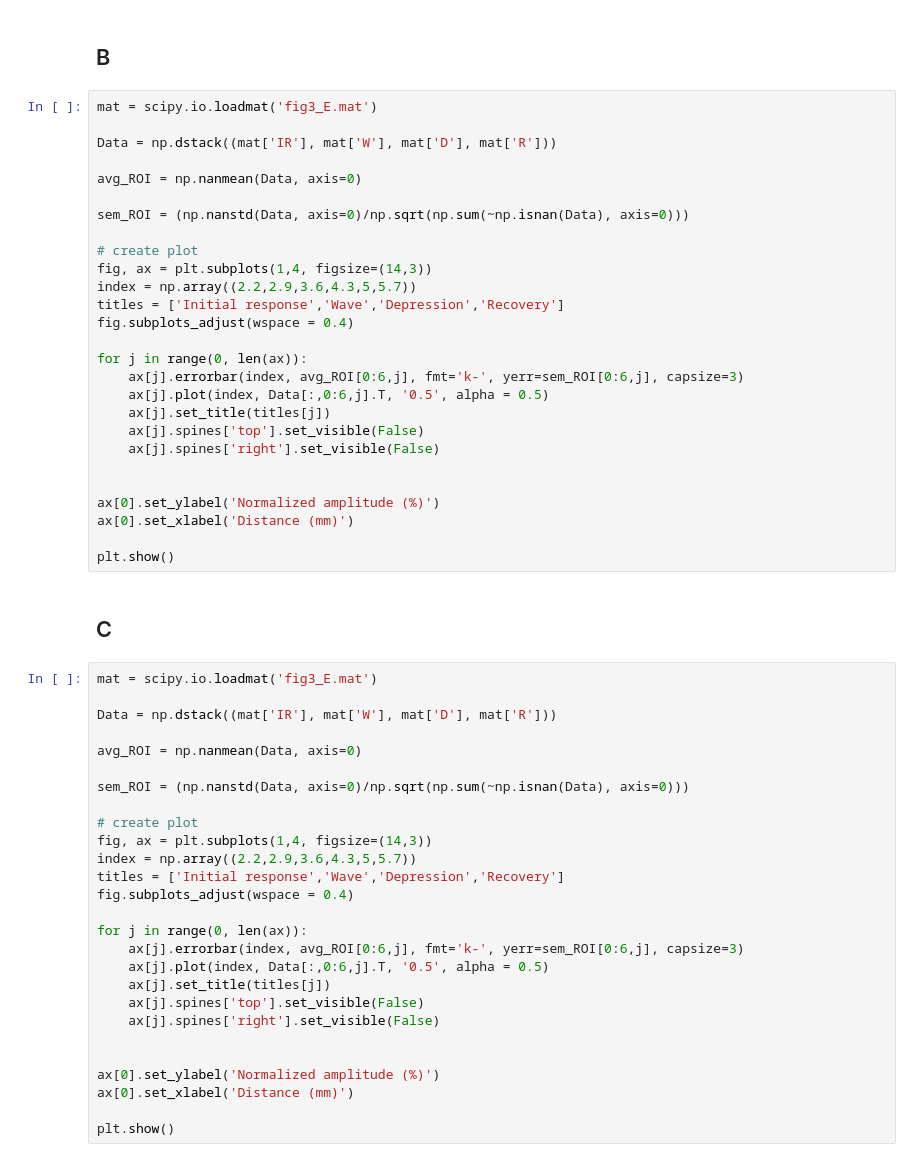
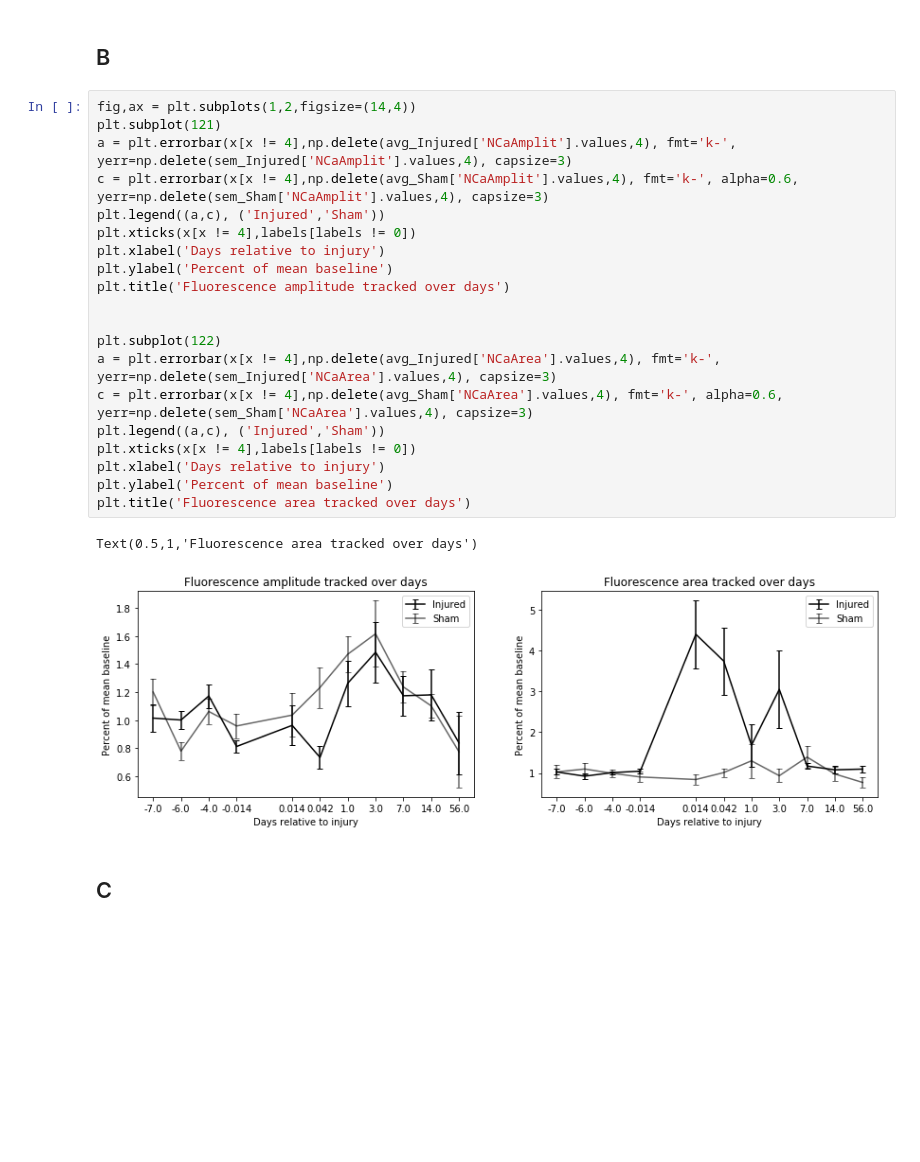
Before and after one commit to margolislab/Bibineyshvili_2024, a Jupyter notebook: Plots_Bibineyshvili_2019.ipynb, the cells around one changed output. Saved outputs shown, nothing was run; the diff lists cells and outputs as text; blank space fills up the shorter version.

```diff
--- a/Plots_Bibineyshvili_2019.ipynb
+++ b/Plots_Bibineyshvili_2019.ipynb
@@ -383,58 +377,27 @@ TypeError: unsupported operand type(s) for /: 'str' and 'int'
 # %% [markdown]
 ## B
-# %%
-mat = scipy.io.loadmat('fig3_E.mat')
-
-Data = np.dstack((mat['IR'], mat['W'], mat['D'], mat['R']))
-
-avg_ROI = np.nanmean(Data, axis=0)
-
-sem_ROI = (np.nanstd(Data, axis=0)/np.sqrt(np.sum(~np.isnan(Data), axis=0)))
-
-# create plot
-fig, ax = plt.subplots(1,4, figsize=(14,3))
-index = np.array((2.2,2.9,3.6,4.3,5,5.7))
-titles = ['Initial response','Wave','Depression','Recovery']
-fig.subplots_adjust(wspace = 0.4)
-
-for j in range(0, len(ax)):
-    ax[j].errorbar(index, avg_ROI[0:6,j], fmt='k-', yerr=sem_ROI[0:6,j], capsize=3)
-    ax[j].plot(index, Data[:,0:6,j].T, '0.5', alpha = 0.5)
-    ax[j].set_title(titles[j])
-    ax[j].spines['top'].set_visible(False)
-    ax[j].spines['right'].set_visible(False)
-
-
-ax[0].set_ylabel('Normalized amplitude (%)')
-ax[0].set_xlabel('Distance (mm)')
-
-plt.show()
+# %%
+fig,ax = plt.subplots(1,2,figsize=(14,4))
+plt.subplot(121)
+a = plt.errorbar(x[x != 4],np.delete(avg_Injured['NCaAmplit'].values,4), fmt='k-', yerr=np.delete(sem_Injured['NCaAmplit'].values,4), capsize=3)
+c = plt.errorbar(x[x != 4],np.delete(avg_Sham['NCaAmplit'].values,4), fmt='k-', alpha=0.6, yerr=np.delete(sem_Sham['NCaAmplit'].values,4), capsize=3)
+plt.legend((a,c), ('Injured','Sham'))
+plt.xticks(x[x != 4],labels[labels != 0])
+plt.xlabel('Days relative to injury')
+plt.ylabel('Percent of mean baseline')
+plt.title('Fluorescence amplitude tracked over days')
+
+
+plt.subplot(122)
+a = plt.errorbar(x[x != 4],np.delete(avg_Injured['NCaArea'].values,4), fmt='k-', yerr=np.delete(sem_Injured['NCaArea'].values,4), capsize=3)
+c = plt.errorbar(x[x != 4],np.delete(avg_Sham['NCaArea'].values,4), fmt='k-', alpha=0.6, yerr=np.delete(sem_Sham['NCaArea'].values,4), capsize=3)
+plt.legend((a,c), ('Injured','Sham'))
+plt.xticks(x[x != 4],labels[labels != 0])
+plt.xlabel('Days relative to injury')
+plt.ylabel('Percent of mean baseline')
+plt.title('Fluorescence area tracked over days')
+# %% [output]
+Text(0.5,1,'Fluorescence area tracked over days')
+[figure, added]
 # %% [markdown]
 ## C
-# %%
-mat = scipy.io.loadmat('fig3_E.mat')
-
-Data = np.dstack((mat['IR'], mat['W'], mat['D'], mat['R']))
-
-avg_ROI = np.nanmean(Data, axis=0)
-
-sem_ROI = (np.nanstd(Data, axis=0)/np.sqrt(np.sum(~np.isnan(Data), axis=0)))
-
-# create plot
-fig, ax = plt.subplots(1,4, figsize=(14,3))
-index = np.array((2.2,2.9,3.6,4.3,5,5.7))
-titles = ['Initial response','Wave','Depression','Recovery']
-fig.subplots_adjust(wspace = 0.4)
-
-for j in range(0, len(ax)):
-    ax[j].errorbar(index, avg_ROI[0:6,j], fmt='k-', yerr=sem_ROI[0:6,j], capsize=3)
-    ax[j].plot(index, Data[:,0:6,j].T, '0.5', alpha = 0.5)
-    ax[j].set_title(titles[j])
-    ax[j].spines['top'].set_visible(False)
-    ax[j].spines['right'].set_visible(False)
-
-
-ax[0].set_ylabel('Normalized amplitude (%)')
-ax[0].set_xlabel('Distance (mm)')
-
-plt.show()
```
Also changed, not shown: parts of 9 cells of this notebook, 1 other file.
